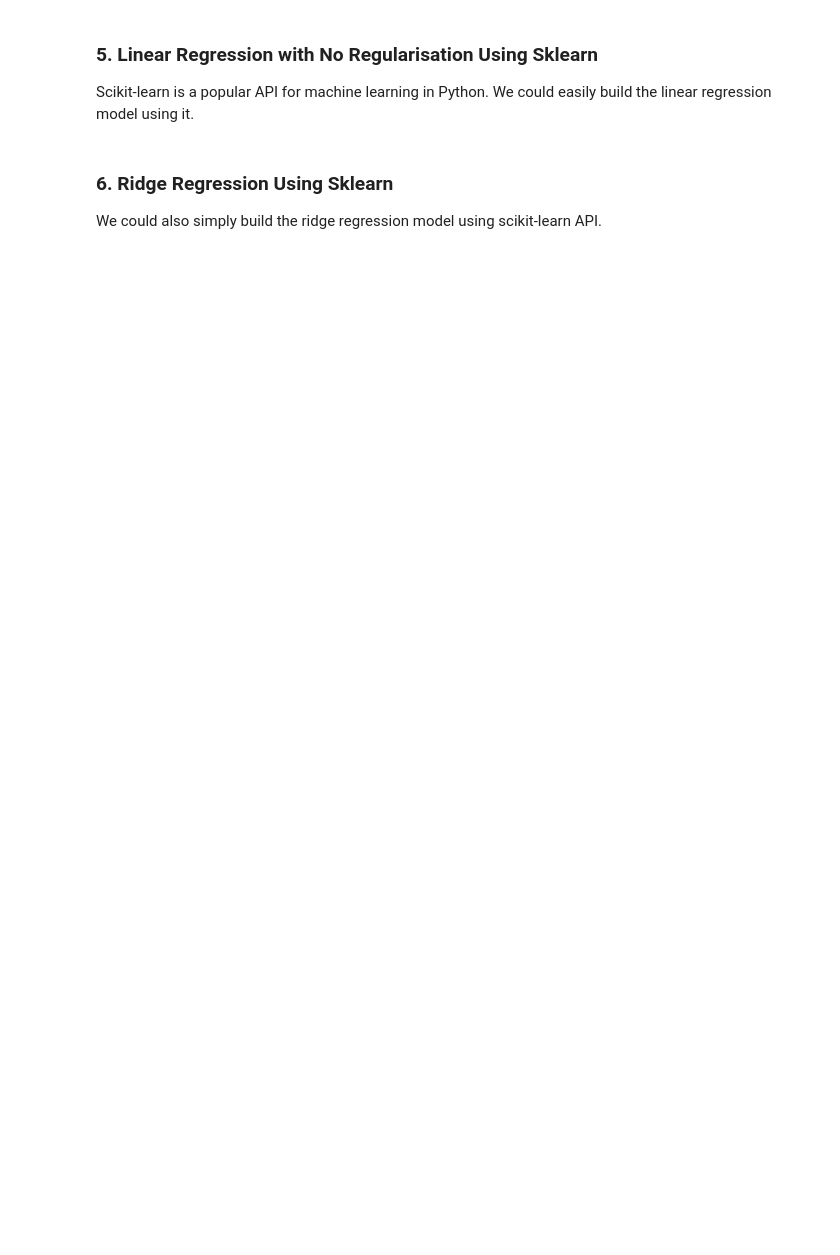
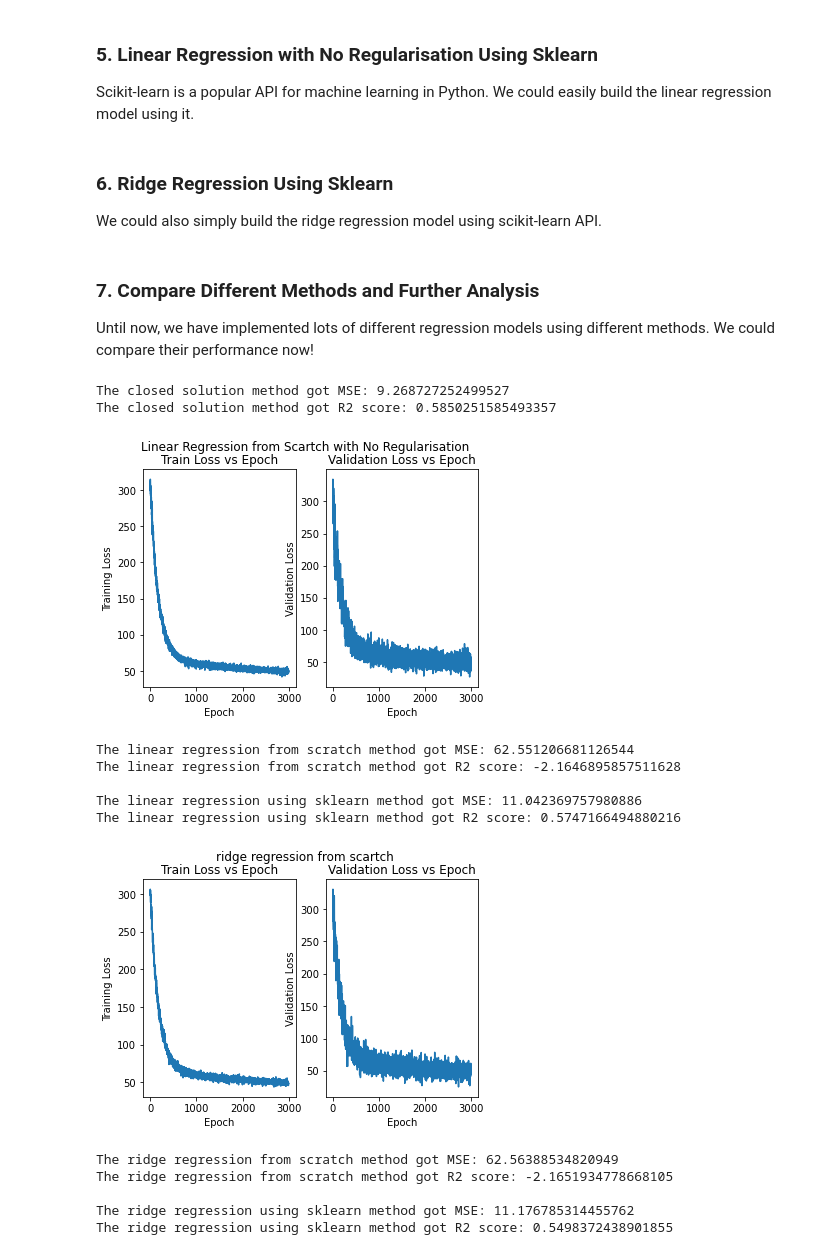
Before and after one commit to TechX-NLP-CV/ML_Tutorial_Regression, a Jupyter notebook: Notebook/regression.ipynb, the cells around one changed output. Drawn from its saved outputs; the diff is of its cells as text; code cells hidden in the pictures; blank space fills up the shorter version.

```diff
--- a/Notebook/regression.ipynb
+++ b/Notebook/regression.ipynb
@@ -455,6 +471,10 @@ def splitDataset(dataset, label, trainProportion, validationProportion):
     are used for choosing training and validation sets
 
         The training and validation sets are randomly chosen every time
+
+        The train_test_split() fnuction in Sklearn API could randomly split the dataset
+    into training and test sets.
+        For more information, please check: https://scikit-learn.org/stable/modules/generated/sklearn.model_selection.train_test_split.html#sklearn.model_selection.train_test_split
 
     Argument:
         dataset: np.ndarray, dataset with an extra column, (the number of houses, the number of features for each house+1)
@@ -718,16 +752,13 @@ def linearRegression(dataset, label, epoch, learningRate, trainProportion, valid
         trainLoss.append(trainLossEpoch)
 
         # Update the theta according to the gradient
-        # Be careful: As we are using SGD, only one point and one label is required for gradient calculation
-        # We could always use the first point as the training set is randomly formed in every epoch
-        # We also need to use transpose vector to make.shape the shape into (1, the number of features for each house+1)
-        theta=updateTheta(np.array([data["trainPoint"][0]]), data["trainLabel"][0], theta, learningRate)
+        theta=updateTheta(data["trainPoint"], data["trainLabel"], theta, learningRate)
 
         # Find the prediction for the validation loss for this epoch
         validationPrediction=predict(data["validationPoint"], theta)
 
         # Calculate and store the validation loss for this epoch
-        validationLossEpoch=0.5*MSE(validationPrediction, data["validationPoint"])
+        validationLossEpoch=0.5*MSE(validationPrediction, data["validationLabel"])
         validationLoss.append(validationLossEpoch)
 
     # Finish training here
@@ -856,10 +887,10 @@ def linearRegressionSklearn(dataset, label, trainProportion, validationProportio
     # Initialise a linear regression model using sklearn
     model=LinearRegression()
     # Fit the model using the training set
-    model.fit(dataset["trainPoint"], dataset["trainLabel"])
+    model.fit(data["trainPoint"], data["trainLabel"])
 
     # Get prediction and evaluate the model
-    testPrediction=model.predict(dataset["testPoint"])
+    testPrediction=model.predict(data["testPoint"])
     evaluate(testPrediction, data["testLabel"], "linear regression using sklearn")
 
     return model
@@ -893,10 +924,54 @@ def ridgeRegressionSklearn(dataset, label, regularisationCoefficient, trainPropo
     # Initialise a ridge regression model using sklearn
     model=Ridge(alpha=regularisationCoefficient)
     # Fit the model using the training set
-    model.fit(dataset["trainPoint"], dataset["trainLabel"])
+    model.fit(data["trainPoint"], data["trainLabel"])
 
     # Get prediction and evaluate the model
-    testPrediction=model.predict(dataset["testPoint"])
+    testPrediction=model.predict(data["testPoint"])
     evaluate(testPrediction, data["testLabel"], "ridge regression using sklearn")
 
     return model
+# %% [markdown]
+### 7. Compare Different Methods and Further Analysis
+Until now, we have implemented lots of different regression models using different methods. We could compare their performance now!
+# %%
+# Initialise our dataset
+dataset, label=loadBoston()
+# Modify the dataset by adding an extra column
+modifiedDataset=addColumn(dataset)
+
+# Split the dataset in case we need the test set for comparison
+data=splitDataset(modifiedDataset, label, trainProportion=0.7, validationProportion=0.2)
+
+# 1. Closed Solution from Scratch
+thetaClosed=closedSolution(modifiedDataset, label)
+predictionClosed=predict(data["testPoint"], thetaClosed)
+evaluate(predictionClosed, data["testLabel"], "closed solution")
+print(" ")
+
+# 2. Linear Regression with No Regurlarisation from Scratch
+thetaLinear=linearRegression(modifiedDataset, label, epoch=3000, learningRate=0.00000001, trainProportion=0.7, validationProportion=0.2, plot=True)
+
+# 3. Linear Regression Using Sklearn
+linearModel=linearRegressionSklearn(dataset, label, trainProportion=0.7, validationProportion=0.2)
+
+# 4. Ridge Regression from Scratch
+thetaRidge=ridgeRegression(modifiedDataset, label, epoch=3000, learningRate=0.00000001, regularisationCoefficient=1, trainProportion=0.7, validationProportion=0.2, plot=True)
+
+# 5. Ridge Regression Using Sklearn
+ridgeModel=ridgeRegressionSklearn(dataset, label, regularisationCoefficient=1, trainProportion=0.7, validationProportion=0.2)
+# %% [output]
+The closed solution method got MSE: 9.268727252499527
+The closed solution method got R2 score: 0.5850251585493357
+[figure, added]
+The linear regression from scratch method got MSE: 62.551206681126544
+The linear regression from scratch method got R2 score: -2.1646895857511628
+
+The linear regression using sklearn method got MSE: 11.042369757980886
+The linear regression using sklearn method got R2 score: 0.5747166494880216
+[figure, added]
+The ridge regression from scratch method got MSE: 62.56388534820949
+The ridge regression from scratch method got R2 score: -2.1651934778668105
+
+The ridge regression using sklearn method got MSE: 11.176785314455762
+The ridge regression using sklearn method got R2 score: 0.5498372438901855
```
Also changed, not shown: parts of 28 cells of this notebook, 2 other files.
